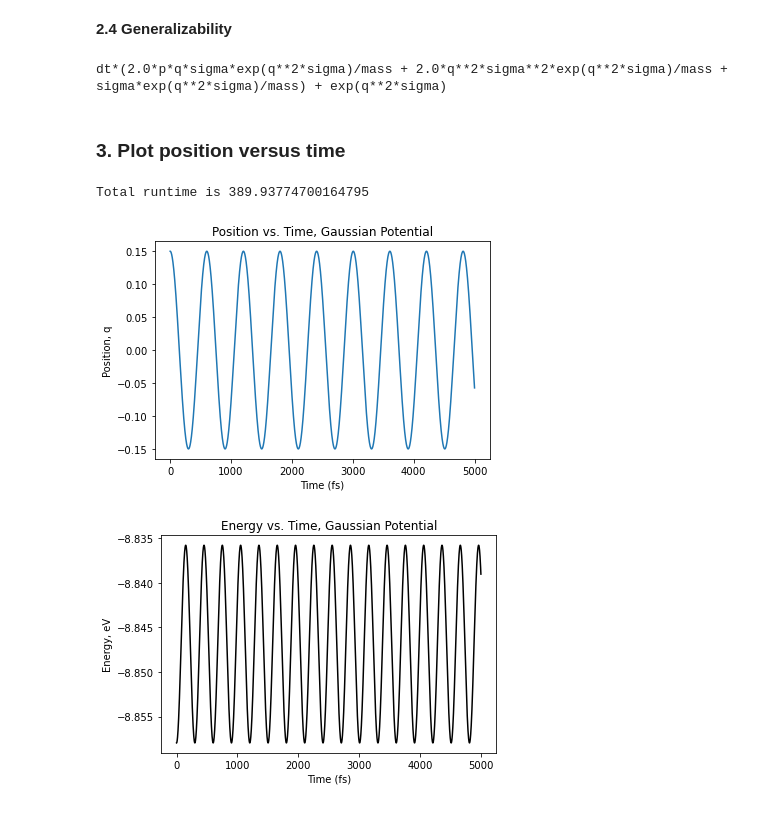
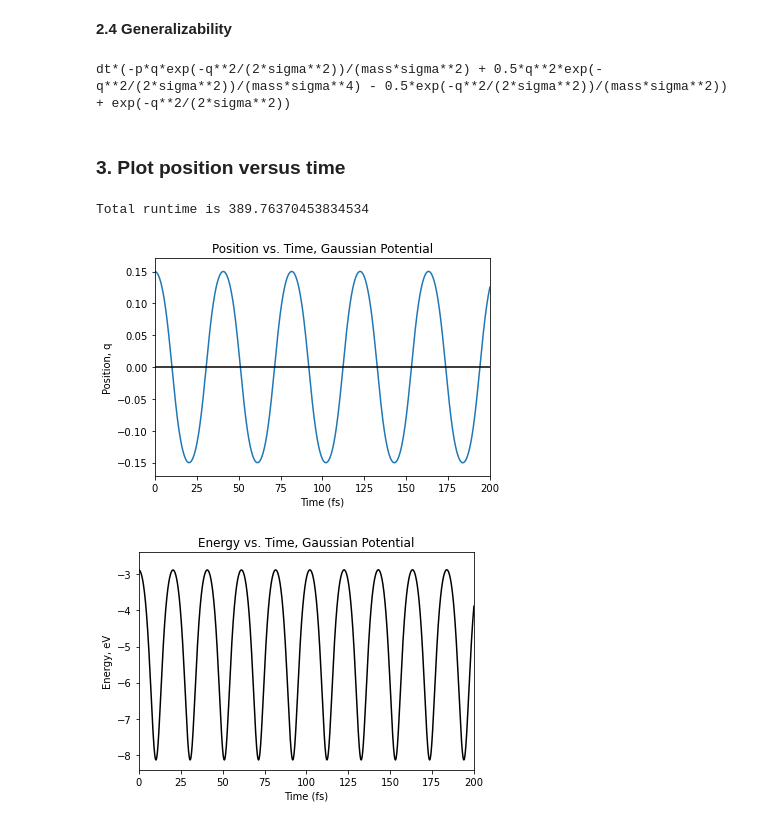
Before and after one commit to liz-stippell/Pysces, a Jupyter notebook: developments/QHD_Module_2_Gaussian_Potentiial.ipynb, the cells around one changed output. Saved outputs shown, nothing was run; the diff lists cells and outputs as text; code cells hidden in the pictures.

```diff
--- a/developments/QHD_Module_2_Gaussian_Potentiial.ipynb
+++ b/developments/QHD_Module_2_Gaussian_Potentiial.ipynb
@@ -88,7 +96,7 @@ diff2
 # %%
 x = Symbol("x")
 
-diff11 = diff1.replace(exp(q**2*sigma), x).replace(A, 1)
+diff11 = diff1.replace(exp(-q**2/(2*sigma**2)), x)
 
 diff11
 # %% [output]
@@ -96,5 +104,5 @@ diff11
 # %%
-diff22 = diff2.replace(exp(q**2*sigma), x).replace(A, 1)
+diff22 = diff2.replace(exp(-q**2/(2*sigma**2)), x)
 
 diff22
 # %% [output]
@@ -124,7 +132,7 @@ q1 = QHD_int(q, 1, dt)
 
 #print(q1)
 
-x = exp(sigma*q**2)
+x = exp(-q**2/(2*sigma**2))
 
 x1 = sympify(str(QHD_int(x, 1, dt)).replace("Derivative(1, (q, 2))", "p**2").replace("Derivative(1, q)", "p"))
 
@@ -146,7 +154,7 @@ p21 = sympify(str(QHD_int(p, 2, dt)).replace("Derivative(v(q), (q, 2))", str(dif
 
 #print(p21)
 # %% [output]
-dt*(2.0*p*q*sigma*exp(q**2*sigma)/mass + 2.0*q**2*sigma**2*exp(q**2*sigma)/mass + sigma*exp(q**2*sigma)/mass) + exp(q**2*sigma)
+dt*(-p*q*exp(-q**2/(2*sigma**2))/(mass*sigma**2) + 0.5*q**2*exp(-q**2/(2*sigma**2))/(mass*sigma**4) - 0.5*exp(-q**2/(2*sigma**2))/(mass*sigma**2)) + exp(-q**2/(2*sigma**2))
 # %% [markdown]
 ### 3. Plot position versus time
 # %%
@@ -163,9 +171,9 @@ s0 = 0.05
 ps0 = 0.0
 
 
-D = 4.419
+v_0 = 1
 mass = 1836
-A = 8000 * 10**(8)
+#A = 8000 * 10**(8)
 sigma = 0.1
 hbar = 0.6582  # eV * fs
 
@@ -183,7 +191,7 @@ q, p = q0, p0
 q2 = q*q + s0*s0
 pq = ps0*s0 + q*p
 p2 = p*p + ps0*ps0 + (0.5*hbar/s0)**2
-x = exp(sigma*q**2) #exp(-alpha*q0)*exp(0.5*alpha*alpha*s0*s0)
+x = exp(-q**2/(2*sigma**2)) #exp(sigma*q**2) #exp(-alpha*q0)*exp(0.5*alpha*alpha*s0*s0)
 #x2 = exp(-2.0*alpha*q0)*exp(2.0*alpha*alpha*s0*s0)
 #xq = #x*(q-alpha*s0*s0)
 #xp = x*(p - s0*ps0*alpha)
@@ -247,40 +255,40 @@ end = time.time()
 # total time taken
 print(f"Total runtime is {end - begin}")
 # %% [output]
-Total runtime is 389.93774700164795
+Total runtime is 389.76370453834534
 # %%
 ### Define the x values ###
 
 x_list = np.arange(0, 5000, 0.1)
 plt.plot(x_list, q_list)
-#plt.plot([0, 1000], [0, 0], "k-")
+plt.plot([0, 1000], [0, 0], "k-")
 plt.title("Position vs. Time, Gaussian Potential")
-#plt.xlim(0, 20)
+plt.xlim(0, 200)
 plt.xlabel("Time (fs)")
 #plt.ylim(-0.5, 0.5)
 plt.ylabel("Position, q")
 plt.savefig('gaussian_qVt.png')
 plt.show()
 # %% [output]
-[figure, old version]
+[figure, new version]
 # %%
 ### Define the x values ###
 
 x_list = np.arange(0, 5000, 0.1)
 #plt.plot(x_list, y_list)
 plt.plot(x_list, y_list1, "k")
 #plt.plot(x_list, y_list2, "m")
 #plt.legend(["E/E_0", "E", "E_0"])
 #plt.plot([0, 500], [0, 0], "k-")
 plt.title("Energy vs. Time, Gaussian Potential")
-#plt.xlim(0, 1000)
+plt.xlim(0, 200)
 plt.xlabel("Time (fs)")
 #plt.ylim(-0.5, 0.5)
 plt.ylabel("Energy, eV")
 plt.savefig('gaussian_eVt.png')
 plt.show()
 # %% [output]
-[figure, old version]
+[figure, new version]
 # %%
 sigma, q = symbols("sigma, q")
 
```
Also changed, not shown: parts of 9 cells of this notebook, 10 other files.
